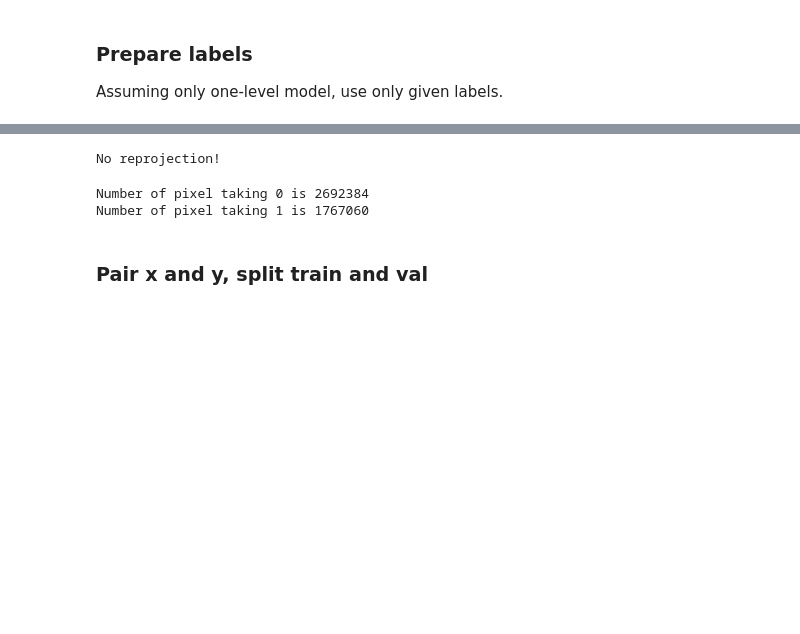
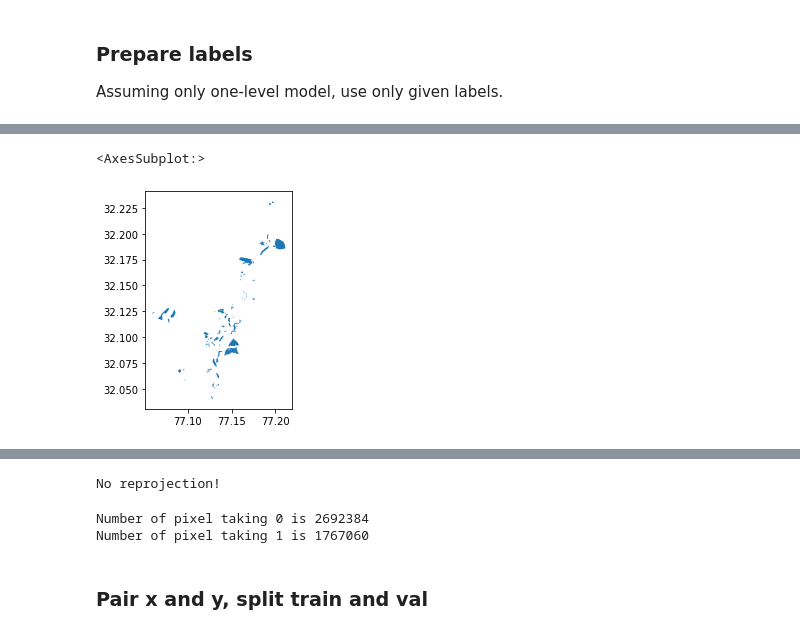
Before and after one commit to YourVirtualColdChainAssistant/MLsat-cropland-himachal, a Jupyter notebook: notebooks/pipeline.ipynb, the cells around one changed output, grey strips where cells are left out. Drawn from its saved outputs; the diff is of its cells as text; code cells hidden in the pictures; blank space fills up the shorter version.

```diff
--- a/notebooks/pipeline.ipynb
+++ b/notebooks/pipeline.ipynb
@@ -268,0 +692,18 @@ apples_shp.plot()
+# %%
+def get_apples():
+    old_apples_shp = gpd.read_file('../data/apples/survey20210716_polygons20210819_corrected20210831.shp')
+    new_apples_shp = gpd.read_file('../data/apples/survey20210825_polygons20210901.shp')
+    apples_shp = gpd.GeoDataFrame(pd.concat([old_apples_shp,
+                                             new_apples_shp], axis=0).reset_index(drop=True))
+    return apples_shp
+
+def get_all_labels(to_label_path='../data/all-labels/all-labels.shp'):
+    non_crops_shp = gpd.read_file('../data/non-crops/non-crop.shp')
+    other_crops_shp = gpd.read_file('../data/other-crops/other-crops.shp')
+    old_apples_shp = gpd.read_file('../data/apples/survey20210716_polygons20210819_corrected20210831.shp')
+    new_apples_shp = gpd.read_file('../data/apples/survey20210825_polygons20210901.shp')
+    labels_shp = gpd.GeoDataFrame(
+        pd.concat([old_apples_shp, new_apples_shp, other_crops_shp, non_crops_shp], axis=0))
+    labels_shp = labels_shp.dropna().reset_index(drop=True)
+    labels_shp.to_file(to_label_path)
+    return labels_shp
@@ -268,0 +728,2 @@ apples_shp.plot()
+# %%
+labels_shp = get_all_labels()
@@ -268,0 +751,9 @@ apples_shp.plot()
+# %%
+study_region_shp = gpd.read_file('../data/study-area/study_area.shp')
+# %%
+labels_in_study = gpd.overlay(labels_shp, study_region_shp, how='intersection')
+# %%
+labels_in_study.plot()
+# %% [output]
+<AxesSubplot:>
+[figure, added]
```
Also changed, not shown: parts of 67 cells of this notebook, 4 other files.
